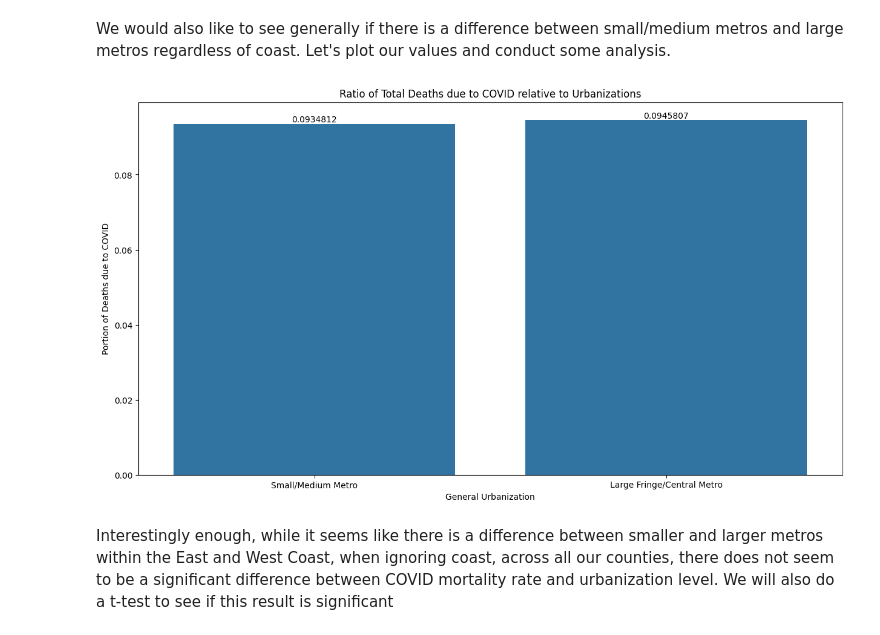
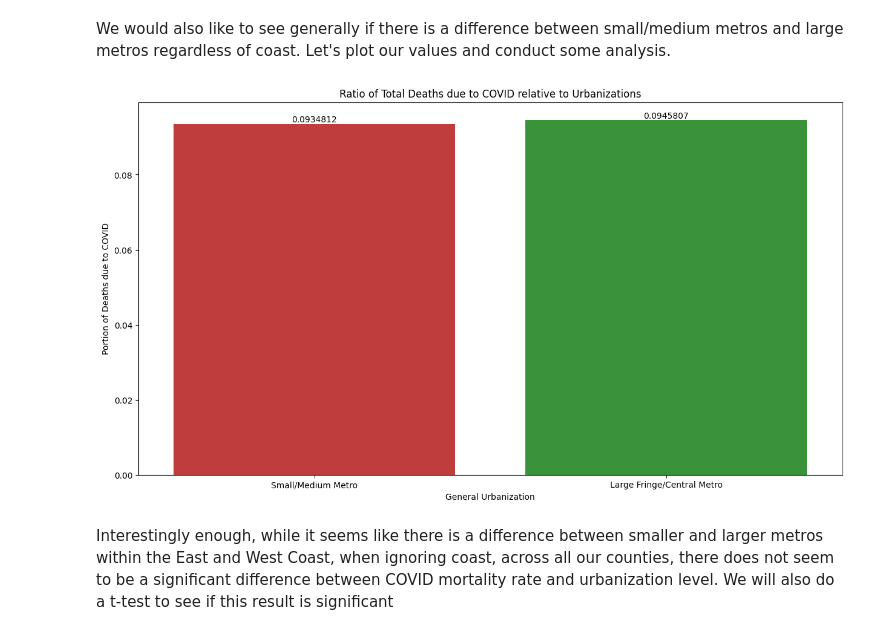
Before and after one commit to kshtwr/COVID-Mortality-Rate-in-Diverse-Cities, a Jupyter notebook: FinalProject_Group116_WI24.ipynb, the cells around one changed output. Saved outputs shown, nothing was run; the diff lists cells and outputs as text; code cells hidden in the pictures.

```diff
--- a/FinalProject_Group116_WI24.ipynb
+++ b/FinalProject_Group116_WI24.ipynb
@@ -457,15 +457,15 @@ Based on these t-values, our p-value for Large Metros in the East vs West Coast
 We would also like to see generally if there is a difference between small/medium metros and large metros regardless of coast. Let's plot our values and conduct some analysis.
 # %%
 plt.figure(figsize=(15,8))
-barplot = sns.barplot(data = df, y = 'Portion of Deaths due to COVID', x = 'General Urbanization',
-                      order = ['Small/Medium Metro', 'Large Fringe/Central Metro'], errorbar =None )
+barplot = sns.barplot(data = df, y = 'Portion of Deaths due to COVID', x = 'General Urbanization', hue = 'General Urbanization',
+                      order = ['Small/Medium Metro', 'Large Fringe/Central Metro'], errorbar =None, palette = sns.color_palette()[2:4])
 barplot.set_title('Ratio of Total Deaths due to COVID relative to Urbanizations')
 
 #Adding numbers to the each bar
 for i in barplot.containers:
     barplot.bar_label(i,)
 # %% [output]
-[figure, old version]
+[figure, new version]
 # %% [markdown]
 Interestingly enough, while it seems like there is a difference between smaller and larger metros within the East and West Coast, when ignoring coast, across all our counties, there does not seem to be a significant difference between COVID mortality rate and urbanization level. We will also do a t-test to see if this result is significant
 # %%
```
Also changed, not shown: parts of 4 cells of this notebook.
